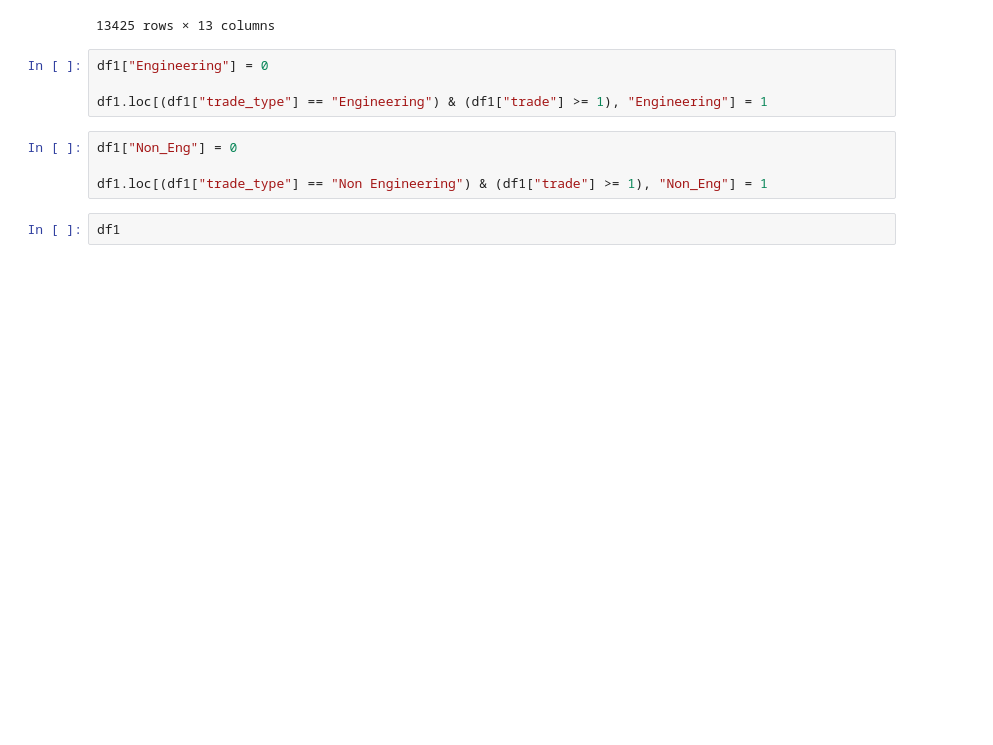
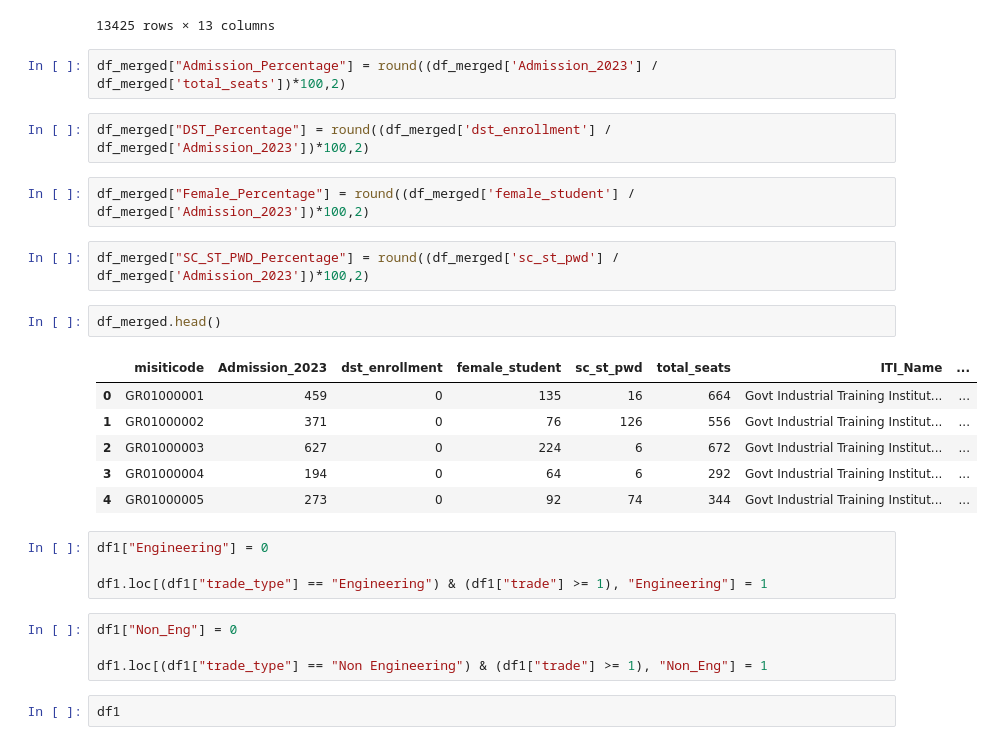
Before and after one commit to deepikagoel1/data_analytics, a Jupyter notebook: grading_sid.ipynb, the cells around one changed output. Drawn from its saved outputs; the diff is of its cells as text; blank space fills up the shorter version.

Commit message:
Add files via upload
Updated code with other columns to include in the dataframe.

```diff
--- a/grading_sid.ipynb
+++ b/grading_sid.ipynb
@@ -218,6 +218,23 @@ df_merged
 | 13423 | SU21000620 | 140 | 0 | 21 | 13 | 240 | Centurian University, Ramachndrap... | ... |
 | 13424 | SU21000621 | 165 | 0 | 16 | 21 | 240 | Centurion University, Alluri Naga... | ... |
 13425 rows × 13 columns
+# %%
+df_merged["Admission_Percentage"] = round((df_merged['Admission_2023'] / df_merged['total_seats'])*100,2)
+# %%
+df_merged["DST_Percentage"] = round((df_merged['dst_enrollment'] / df_merged['Admission_2023'])*100,2)
+# %%
+df_merged["Female_Percentage"] = round((df_merged['female_student'] / df_merged['Admission_2023'])*100,2)
+# %%
+df_merged["SC_ST_PWD_Percentage"] = round((df_merged['sc_st_pwd'] / df_merged['Admission_2023'])*100,2)
+# %%
+df_merged.head()
+# %% [output]
+|  | misiticode | Admission_2023 | dst_enrollment | female_student | sc_st_pwd | total_seats | ITI_Name | ... |
+| 0 | GR01000001 | 459 | 0 | 135 | 16 | 664 | Govt Industrial Training Institut... | ... |
+| 1 | GR01000002 | 371 | 0 | 76 | 126 | 556 | Govt Industrial Training Institut... | ... |
+| 2 | GR01000003 | 627 | 0 | 224 | 6 | 672 | Govt Industrial Training Institut... | ... |
+| 3 | GR01000004 | 194 | 0 | 64 | 6 | 292 | Govt Industrial Training Institut... | ... |
+| 4 | GR01000005 | 273 | 0 | 92 | 74 | 344 | Govt Industrial Training Institut... | ... |
 # %%
 df1["Engineering"] = 0
 
```
